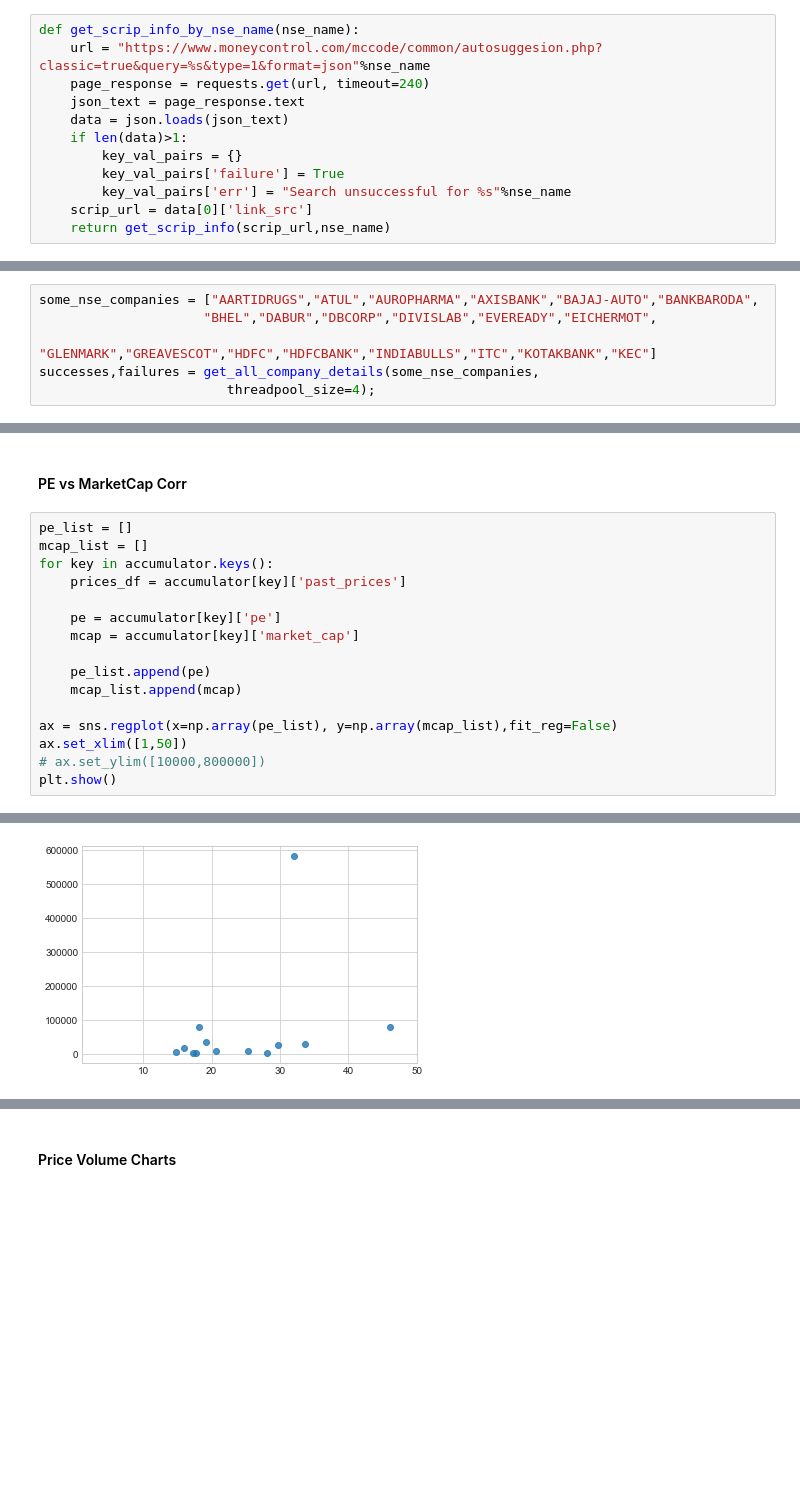
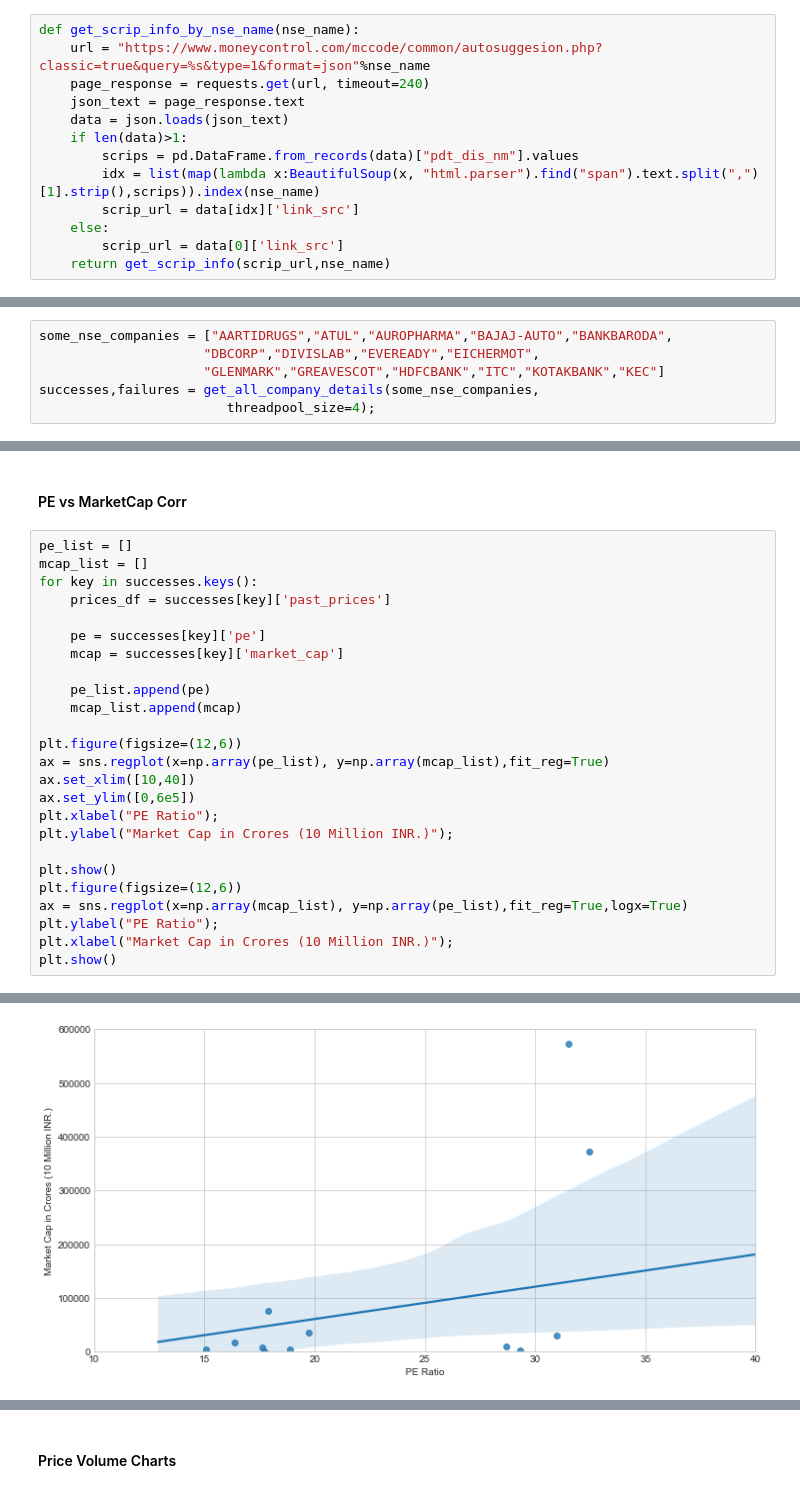
Before and after one commit to faizanahemad/data-science-utils, a Jupyter notebook: data_science_utils/financial/Web Scraping and Financial Data Exploration in Python-Tutorial.ipynb, the cells around one changed output, grey strips where cells are left out. Saved outputs shown, nothing was run; the diff lists cells and outputs as text; blank space fills up the shorter version.

```diff
--- a/data_science_utils/financial/Web Scraping and Financial Data Exploration in Python-Tutorial.ipynb
+++ b/data_science_utils/financial/Web Scraping and Financial Data Exploration in Python-Tutorial.ipynb
@@ -521,10 +521,11 @@ def get_scrip_info_by_nse_name(nse_name):
     json_text = page_response.text
     data = json.loads(json_text)
     if len(data)>1:
-        key_val_pairs = {}
-        key_val_pairs['failure'] = True
-        key_val_pairs['err'] = "Search unsuccessful for %s"%nse_name
-    scrip_url = data[0]['link_src']
+        scrips = pd.DataFrame.from_records(data)["pdt_dis_nm"].values
+        idx = list(map(lambda x:BeautifulSoup(x, "html.parser").find("span").text.split(",")[1].strip(),scrips)).index(nse_name)
+        scrip_url = data[idx]['link_src']
+    else:
+        scrip_url = data[0]['link_src']
     return get_scrip_info(scrip_url,nse_name)
 # %% [markdown]
 ### Company Analysis and Filtering
@@ -561,9 +561,9 @@ def get_all_company_details(nse_names,
     successes={scrip['scrip_name']:scrip for scrip in successes}
     return successes,failures
 # %%
-some_nse_companies = ["AARTIDRUGS","ATUL","AUROPHARMA","AXISBANK","BAJAJ-AUTO","BANKBARODA",
-                     "BHEL","DABUR","DBCORP","DIVISLAB","EVEREADY","EICHERMOT",
-                     "GLENMARK","GREAVESCOT","HDFC","HDFCBANK","INDIABULLS","ITC","KOTAKBANK","KEC"]
+some_nse_companies = ["AARTIDRUGS","ATUL","AUROPHARMA","BAJAJ-AUTO","BANKBARODA",
+                     "DBCORP","DIVISLAB","EVEREADY","EICHERMOT",
+                     "GLENMARK","GREAVESCOT","HDFCBANK","ITC","KOTAKBANK","KEC"]
 successes,failures = get_all_company_details(some_nse_companies,
                         threadpool_size=4);
 # %% [output]
@@ -704,17 +689,26 @@ scores_df
 # %%
 pe_list = []
 mcap_list = []
-for key in accumulator.keys():
-    prices_df = accumulator[key]['past_prices']
+for key in successes.keys():
+    prices_df = successes[key]['past_prices']
 
-    pe = accumulator[key]['pe']
-    mcap = accumulator[key]['market_cap']
+    pe = successes[key]['pe']
+    mcap = successes[key]['market_cap']
 
     pe_list.append(pe)
     mcap_list.append(mcap)
 
-ax = sns.regplot(x=np.array(pe_list), y=np.array(mcap_list),fit_reg=False)
-ax.set_xlim([1,50])
-# ax.set_ylim([10000,800000])
+plt.figure(figsize=(12,6))
+ax = sns.regplot(x=np.array(pe_list), y=np.array(mcap_list),fit_reg=True)
+ax.set_xlim([10,40])
+ax.set_ylim([0,6e5])
+plt.xlabel("PE Ratio");
+plt.ylabel("Market Cap in Crores (10 Million INR.)");
+
 plt.show()
+plt.figure(figsize=(12,6))
+ax = sns.regplot(x=np.array(mcap_list), y=np.array(pe_list),fit_reg=True,logx=True)
+plt.ylabel("PE Ratio");
+plt.xlabel("Market Cap in Crores (10 Million INR.)");
+plt.show()
 # %% [output]
@@ -722 +720 @@ plt.show()
-[figure, old version]
+[figure, new version]
```
Also changed, not shown: parts of 22 cells of this notebook, 2 other files.
